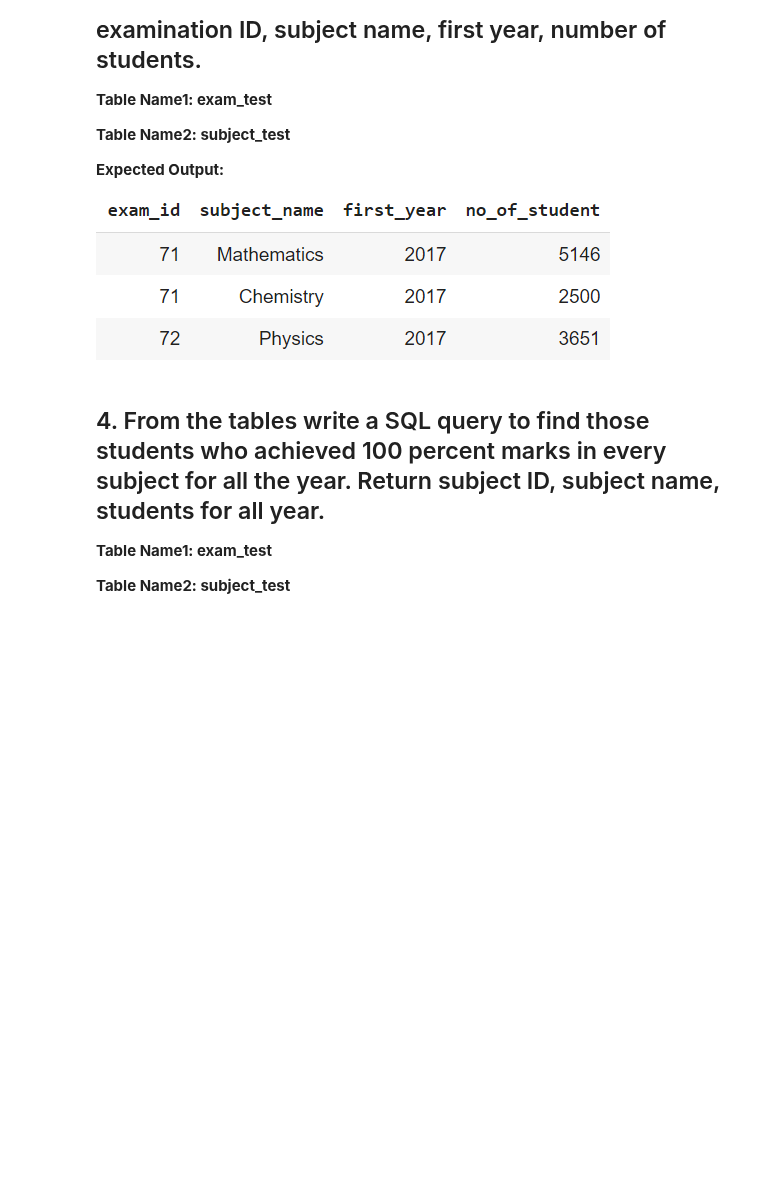
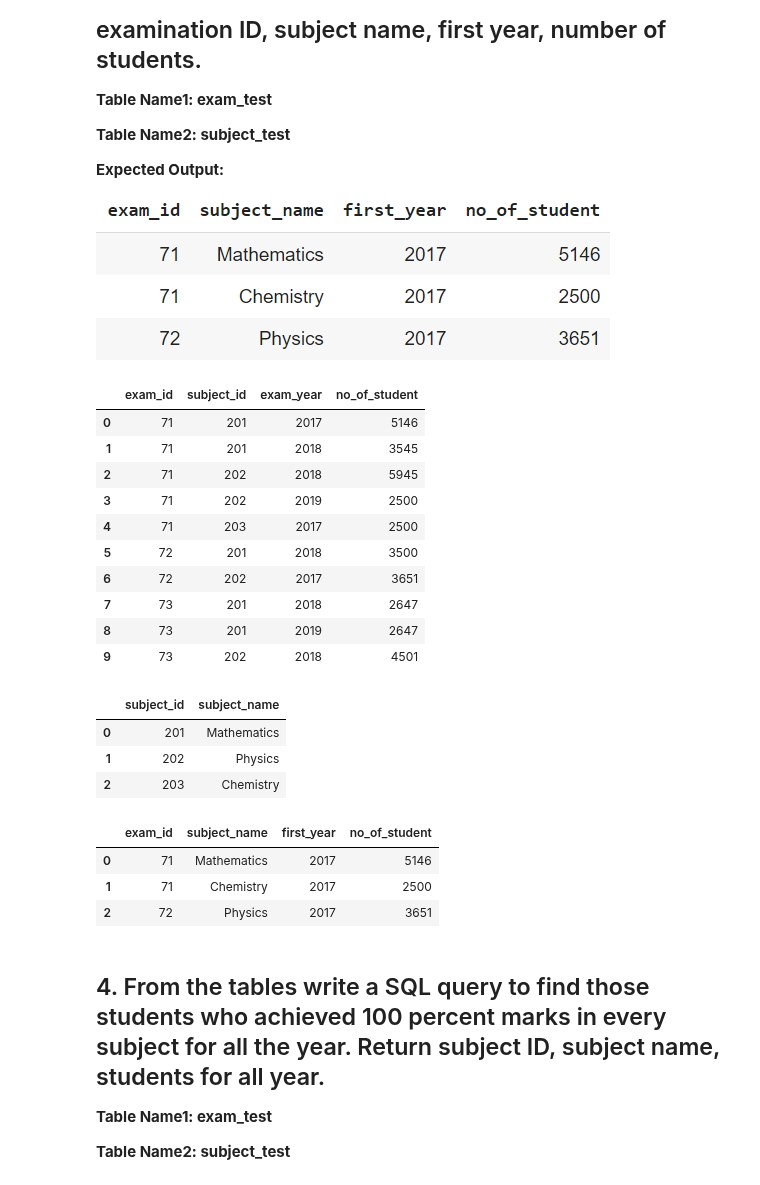
Before and after one commit to Shrez7961/Practice, a Jupyter notebook: Day_10_Assignment.ipynb, the cells around one changed output. Saved outputs shown, nothing was run; the diff lists cells and outputs as text; code cells hidden in the pictures; blank space fills up the shorter version.

```diff
--- a/Day_10_Assignment.ipynb
+++ b/Day_10_Assignment.ipynb
@@ -134,6 +135,41 @@ Successfully installed pymysql-1.0.2
 ![image.png](embedded-picture-1)
 # %%
 # Write Your code here.
+mysql('''select  * from exam_test ''')
+# %% [output]
+|  | exam_id | subject_id | exam_year | no_of_student |
+| 0 | 71 | 201 | 2017 | 5146 |
+| 1 | 71 | 201 | 2018 | 3545 |
+| 2 | 71 | 202 | 2018 | 5945 |
+| 3 | 71 | 202 | 2019 | 2500 |
+| 4 | 71 | 203 | 2017 | 2500 |
+| 5 | 72 | 201 | 2018 | 3500 |
+| 6 | 72 | 202 | 2017 | 3651 |
+| 7 | 73 | 201 | 2018 | 2647 |
+| 8 | 73 | 201 | 2019 | 2647 |
+| 9 | 73 | 202 | 2018 | 4501 |
+# %%
+mysql('''select  * from subject_test ''')
+# %% [output]
+|  | subject_id | subject_name |
+| 0 | 201 | Mathematics |
+| 1 | 202 | Physics |
+| 2 | 203 | Chemistry |
+# %%
+mysql('''
+SELECT e.exam_id,s.subject_name,
+e.exam_year as first_year,
+e.no_of_student
+FROM exam_test as e
+JOIN subject_test  as s
+ON e.subject_id = s.subject_id
+WHERE e.exam_year = 2017
+''')
+# %% [output]
+|  | exam_id | subject_name | first_year | no_of_student |
+| 0 | 71 | Mathematics | 2017 | 5146 |
+| 1 | 71 | Chemistry | 2017 | 2500 |
+| 2 | 72 | Physics | 2017 | 3651 |
 # %% [markdown]
 ## 4. From the tables write a SQL query to find those students who achieved 100 percent marks in every subject for all the year. Return subject ID, subject name, students for all year.
 
```
Also changed, not shown: parts of 11 cells of this notebook.
